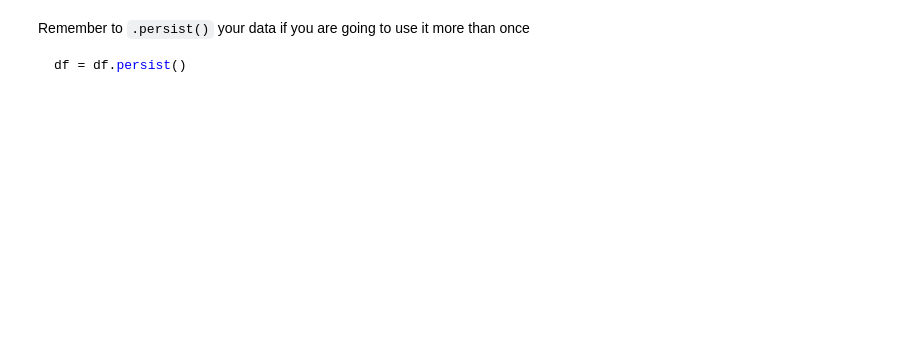
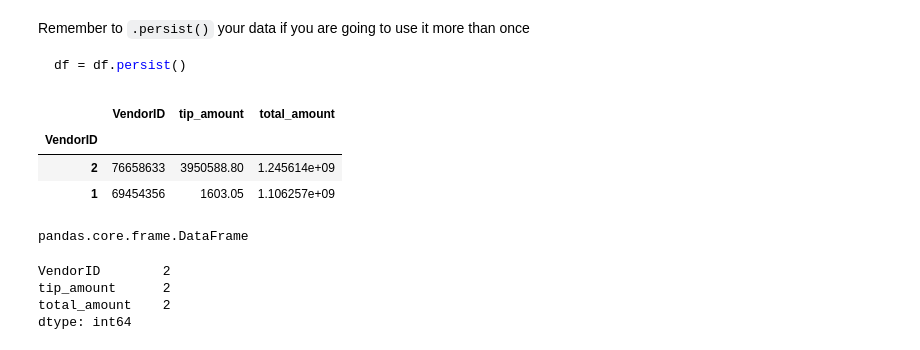
Before and after one commit to BDT-2024/dask-lab, a Jupyter notebook: Ex_3.ipynb, the cells around one changed output. Saved outputs shown, nothing was run; the diff lists cells and outputs as text; code cells hidden in the pictures; blank space fills up the shorter version.

````diff
--- a/Ex_3.ipynb
+++ b/Ex_3.ipynb
@@ -25,3 +64,26 @@ Remember to `.persist()` your data if you are going to use it more than once
 ```python
 df = df.persist()
 ```
+# %%
+df_no_dates = dd.read_csv('gcs://anaconda-public-data/nyc-taxi/csv/2015/yellow_*.csv',
+                 storage_options={'token': 'anon'},
+                )
+# %%
+df_grouped = df_no_dates.groupby("VendorID").agg({"VendorID": "count", "tip_amount": "max", "total_amount": "sum"}).compute()
+df_grouped
+# %% [output]
+|  | VendorID | tip_amount | total_amount |
+| VendorID |  |  |  |
+| 2 | 76658633 | 3950588.80 | 1.245614e+09 |
+| 1 | 69454356 | 1603.05 | 1.106257e+09 |
+# %%
+type(df_grouped)
+# %% [output]
+pandas.core.frame.DataFrame
+# %%
+df_grouped.idxmax(axis="index")
+# %% [output]
+VendorID        2
+tip_amount      2
+total_amount    2
+dtype: int64
````
Also changed, not shown: parts of 17 cells of this notebook, 1 other file.
